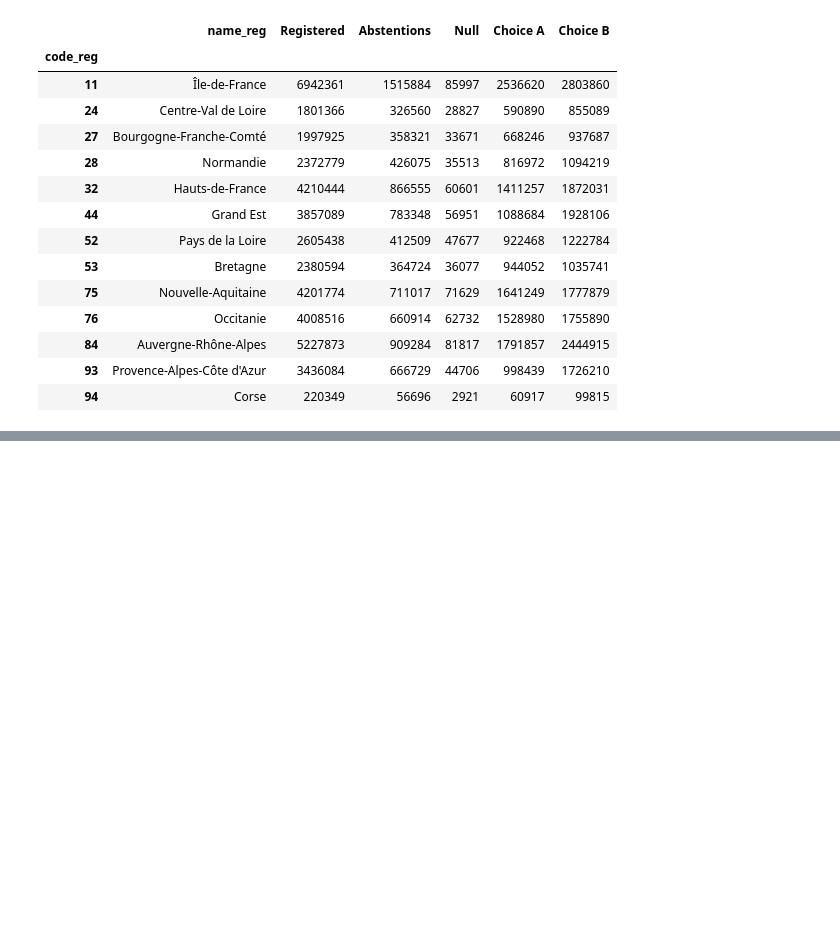
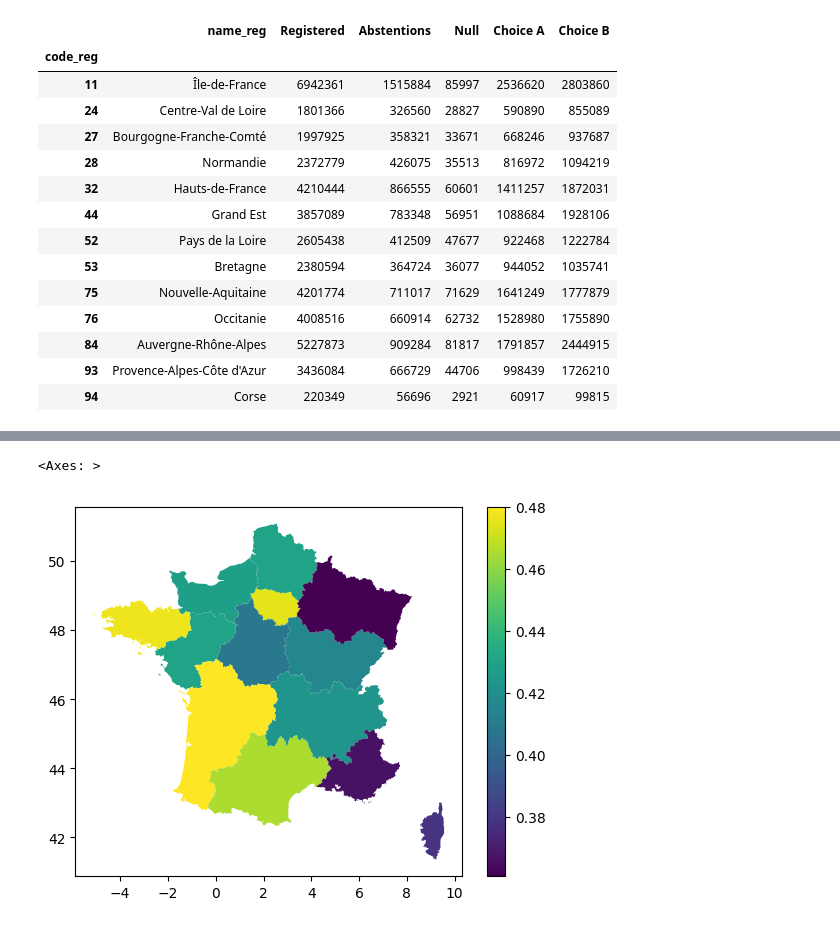
Before and after one commit to x-datascience-datacamp/2023-assignment-pandas, a Jupyter notebook: discover_function.ipynb, the cells around one changed output, grey strips where cells are left out. Saved outputs shown, nothing was run; the diff lists cells and outputs as text; code cells hidden in the pictures; blank space fills up the shorter version.

```diff
--- a/discover_function.ipynb
+++ b/discover_function.ipynb
@@ -165,0 +173,5 @@ def plot_referendum_map(referendum_result_by_regions):
+# %%
+df.plot(column='ratio', legend=True)
+# %% [output]
+<Axes: >
+[figure, added]
```
Also changed, not shown: parts of 3 cells of this notebook, 1 other file.
